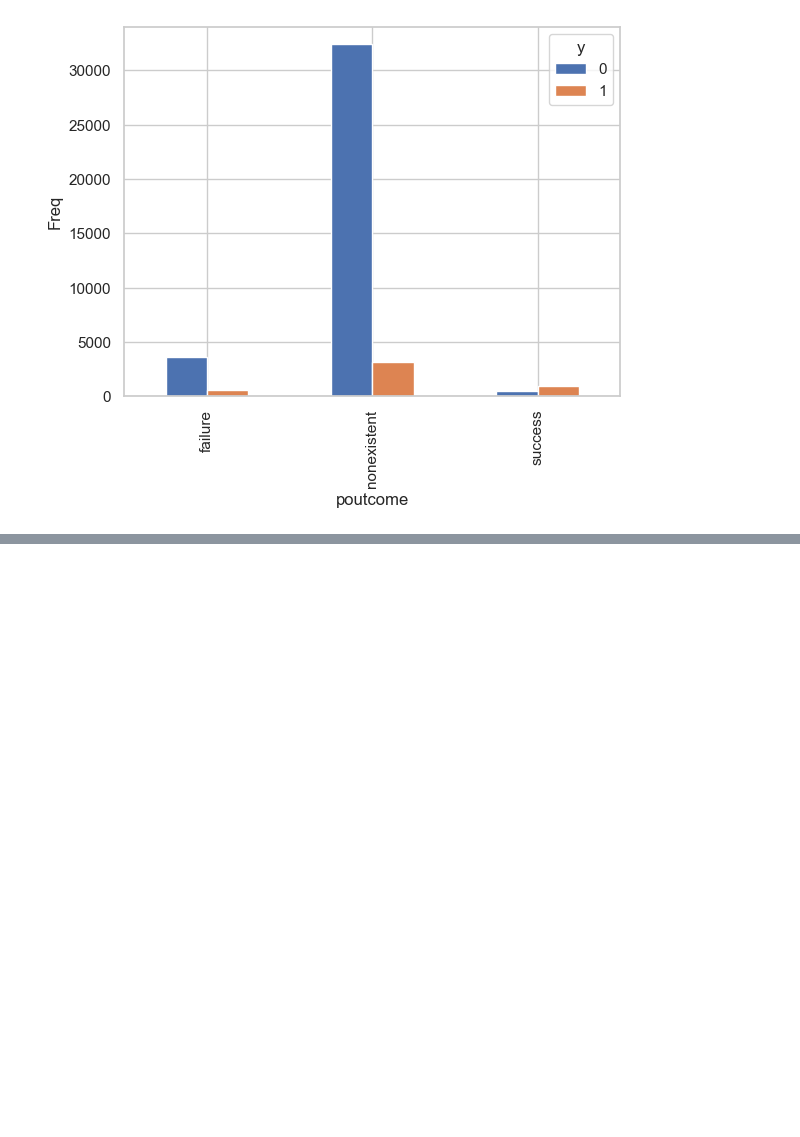
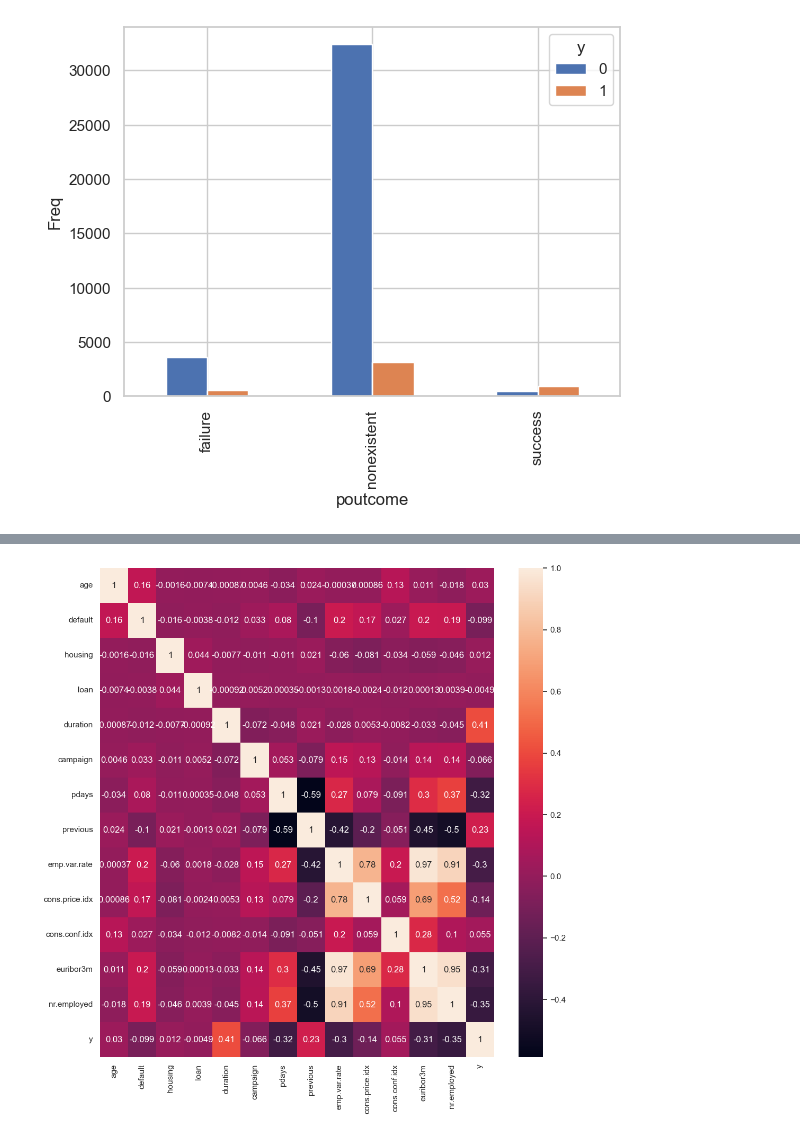
Before and after one commit to StevanGrujic/ML_Projekat1, a Jupyter notebook: projekat1.ipynb, the cells around one changed output, grey strips where cells are left out. Cells and saved outputs as stored; diff of their text form; code cells hidden in the pictures; blank space fills up the shorter version.

```diff
--- a/projekat1.ipynb
+++ b/projekat1.ipynb
@@ -299,0 +296,8 @@ sns.heatmap(data=df_corr, annot=True, ax=ax);
+# %%
+#binarni atributi, zbog toga je u redu koristiti label_encoder
+labels = ['housing', 'default', 'loan']
+for label in labels:
+    label_encoder = LabelEncoder()
+    label_encoder.fit(df[label])
+    df[label] = label_encoder.transform(df[label])
+df.head()
@@ -299,0 +311,6 @@ sns.heatmap(data=df_corr, annot=True, ax=ax);
+# %%
+df_corr = df.corr()
+fig, ax = plt.subplots(figsize = (12,12))
+sns.heatmap(data=df_corr, annot=True, ax=ax);
+# %% [output]
+[figure, added]
```
Also changed, not shown: parts of 10 cells of this notebook.
